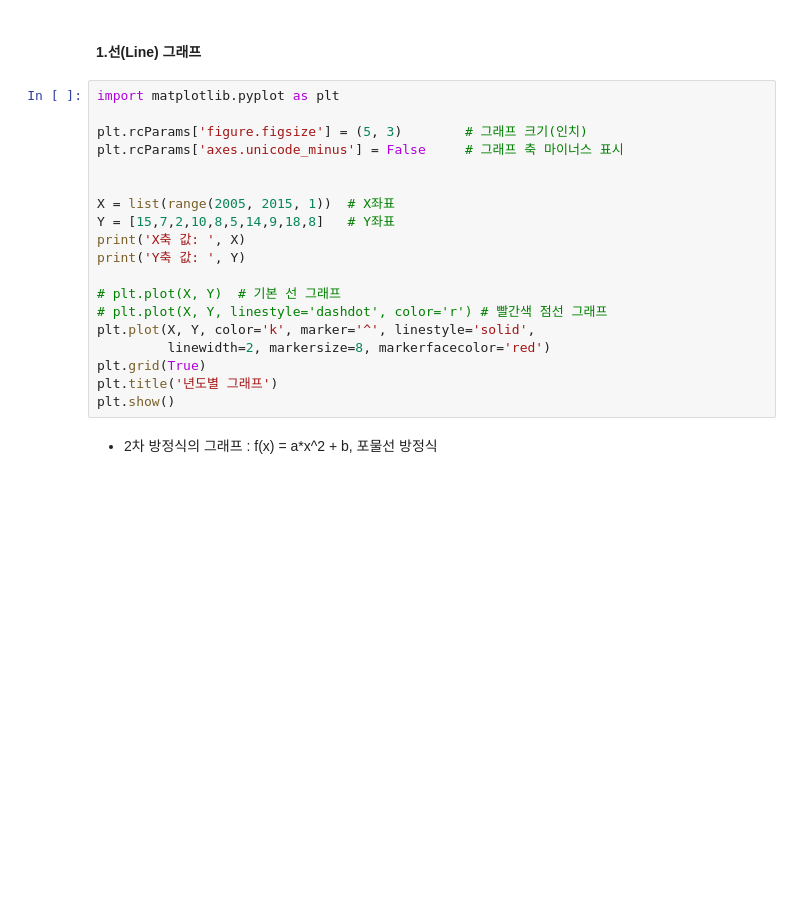
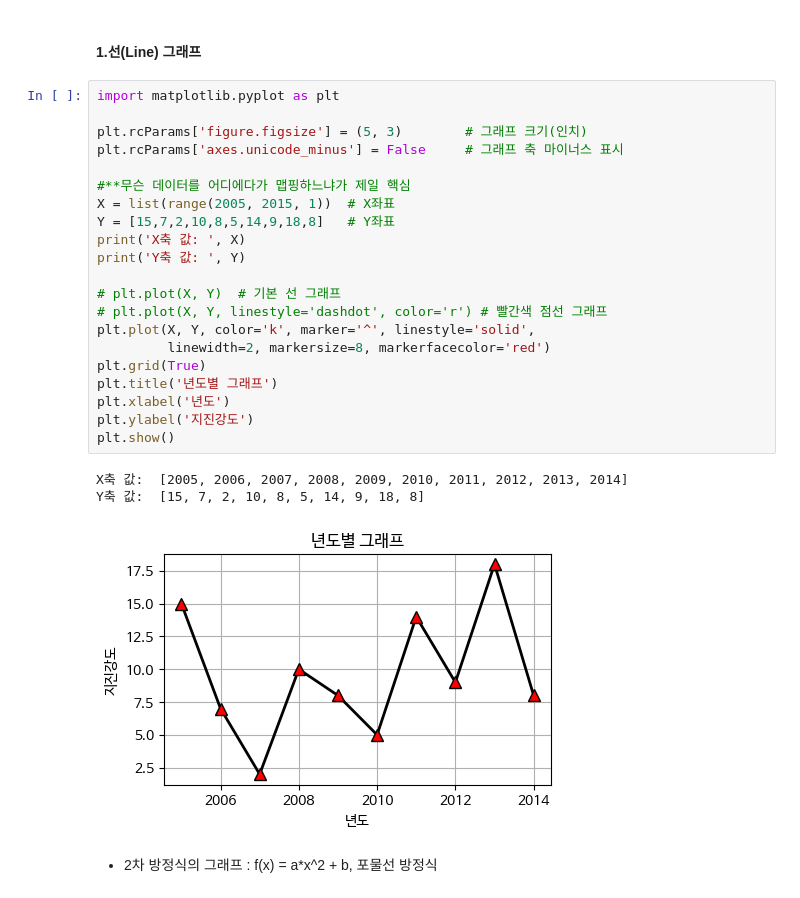
Before and after one commit to leejulie09/projectmanager, a Jupyter notebook: 2_데이터분석_02_라이브러리_실습.ipynb, the cells around one changed output. Cells and saved outputs as stored; diff of their text form; blank space fills up the shorter version.

```diff
--- a/2_데이터분석_02_라이브러리_실습.ipynb
+++ b/2_데이터분석_02_라이브러리_실습.ipynb
@@ -337,22 +355,28 @@ plt.rcParams['font.family'] = 'NanumBarunGothic' # 방법2
 # %%
 import matplotlib.pyplot as plt
 
 plt.rcParams['figure.figsize'] = (5, 3)        # 그래프 크기(인치)
 plt.rcParams['axes.unicode_minus'] = False     # 그래프 축 마이너스 표시
 
-
+#**무슨 데이터를 어디에다가 맵핑하느냐가 제일 핵심
 X = list(range(2005, 2015, 1))  # X좌표
 Y = [15,7,2,10,8,5,14,9,18,8]   # Y좌표
 print('X축 값: ', X)
 print('Y축 값: ', Y)
 
 # plt.plot(X, Y)  # 기본 선 그래프
 # plt.plot(X, Y, linestyle='dashdot', color='r') # 빨간색 점선 그래프
 plt.plot(X, Y, color='k', marker='^', linestyle='solid',
          linewidth=2, markersize=8, markerfacecolor='red')
 plt.grid(True)
 plt.title('년도별 그래프')
+plt.xlabel('년도')
+plt.ylabel('지진강도')
 plt.show()
+# %% [output]
+X축 값:  [2005, 2006, 2007, 2008, 2009, 2010, 2011, 2012, 2013, 2014]
+Y축 값:  [15, 7, 2, 10, 8, 5, 14, 9, 18, 8]
+[figure, added]
 # %% [markdown]
 - 2차 방정식의 그래프 : f(x) = a*x^2 + b, 포물선 방정식
 # %%
```
Also changed, not shown: parts of 15 cells of this notebook.
